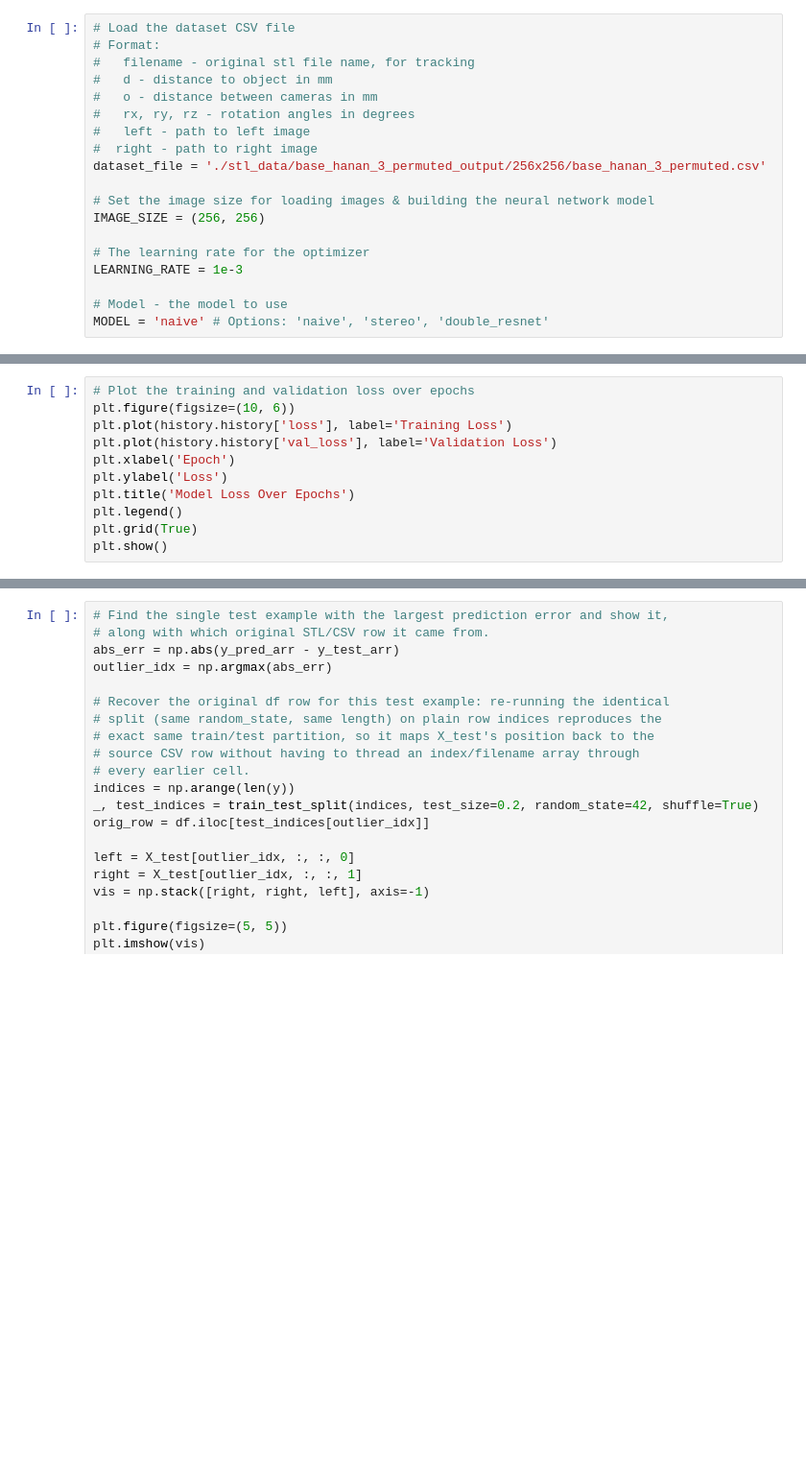
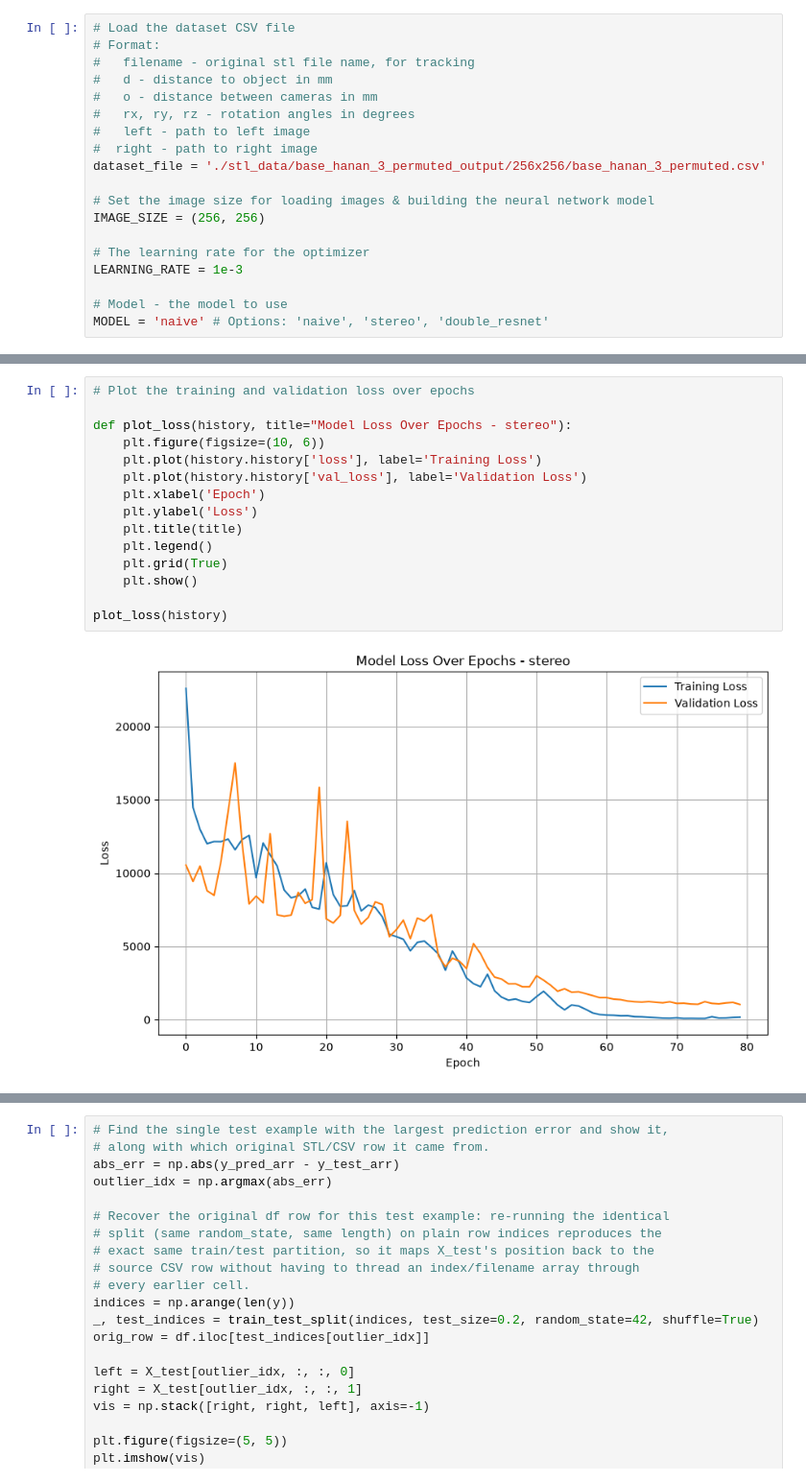
Before and after one commit to nivnoach/stereocrunch, a Jupyter notebook: depth.ipynb, the cells around one changed output, grey strips where cells are left out. Shown at 96% size. Drawn from its saved outputs; the diff is of its cells as text; blank space fills up the shorter version.

```diff
--- a/depth.ipynb
+++ b/depth.ipynb
@@ -178,11 +243,17 @@ history = model.fit(
 # %%
 # Plot the training and validation loss over epochs
-plt.figure(figsize=(10, 6))
-plt.plot(history.history['loss'], label='Training Loss')
-plt.plot(history.history['val_loss'], label='Validation Loss')
-plt.xlabel('Epoch')
-plt.ylabel('Loss')
-plt.title('Model Loss Over Epochs')
-plt.legend()
-plt.grid(True)
-plt.show()
+
+def plot_loss(history, title="Model Loss Over Epochs - stereo"):
+    plt.figure(figsize=(10, 6))
+    plt.plot(history.history['loss'], label='Training Loss')
+    plt.plot(history.history['val_loss'], label='Validation Loss')
+    plt.xlabel('Epoch')
+    plt.ylabel('Loss')
+    plt.title(title)
+    plt.legend()
+    plt.grid(True)
+    plt.show()
+
+plot_loss(history)
+# %% [output]
+[figure, added]
```
Also changed, not shown: parts of 10 cells of this notebook.
